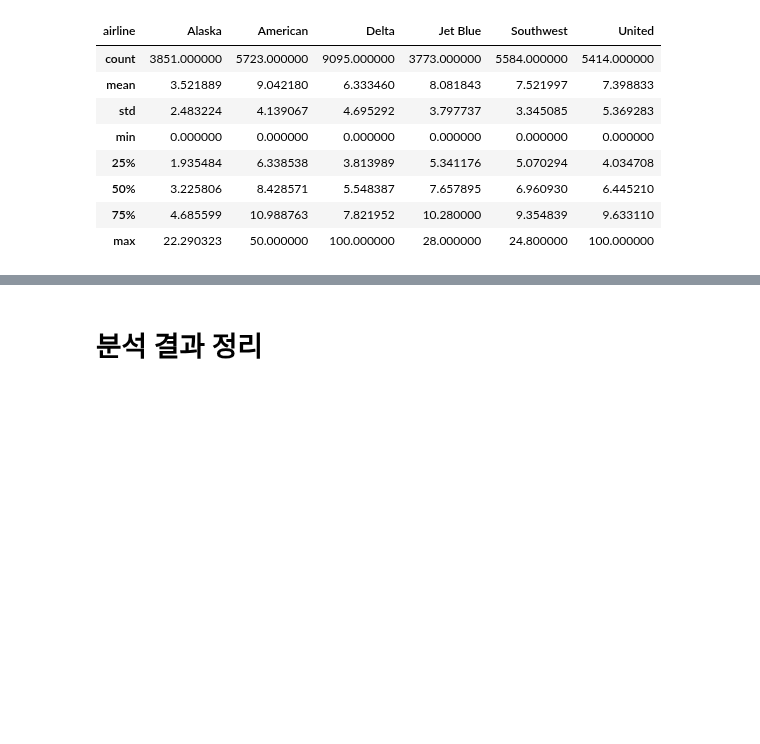
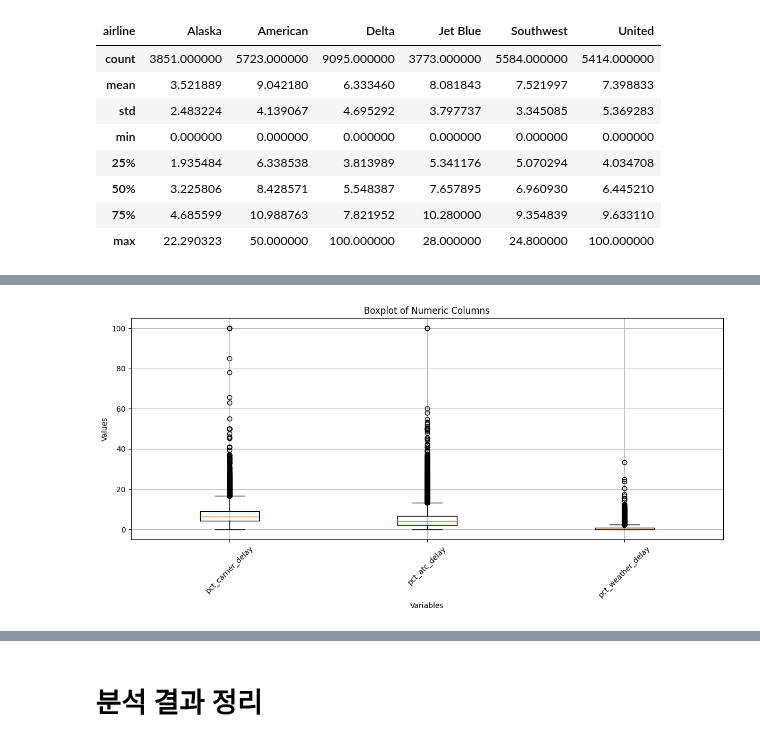
Before and after one commit to yleessam/hipython_rep, a Jupyter notebook: 18_탐색적데이터분석.ipynb, the cells around one changed output, grey strips where cells are left out. Cells and saved outputs as stored; diff of their text form; code cells hidden in the pictures; blank space fills up the shorter version.

```diff
--- a/18_탐색적데이터분석.ipynb
+++ b/18_탐색적데이터분석.ipynb
@@ -115,0 +284,15 @@ df.groupby('airline')['pct_carrier_delay'].describe().T
+# %%
+nu_df = df.select_dtypes(include='number')
+# 박스플롯 그리기
+plt.figure(figsize=(12, 6))
+plt.boxplot(nu_df.values, tick_labels=nu_df.columns)
+
+plt.title('Boxplot of Numeric Columns')
+plt.xlabel('Variables')
+plt.ylabel('Values')
+plt.xticks(rotation=45)
+plt.grid(True)
+plt.tight_layout()
+plt.show()
+# %% [output]
+[figure, added]
```
Also changed, not shown: parts of 30 cells of this notebook.
